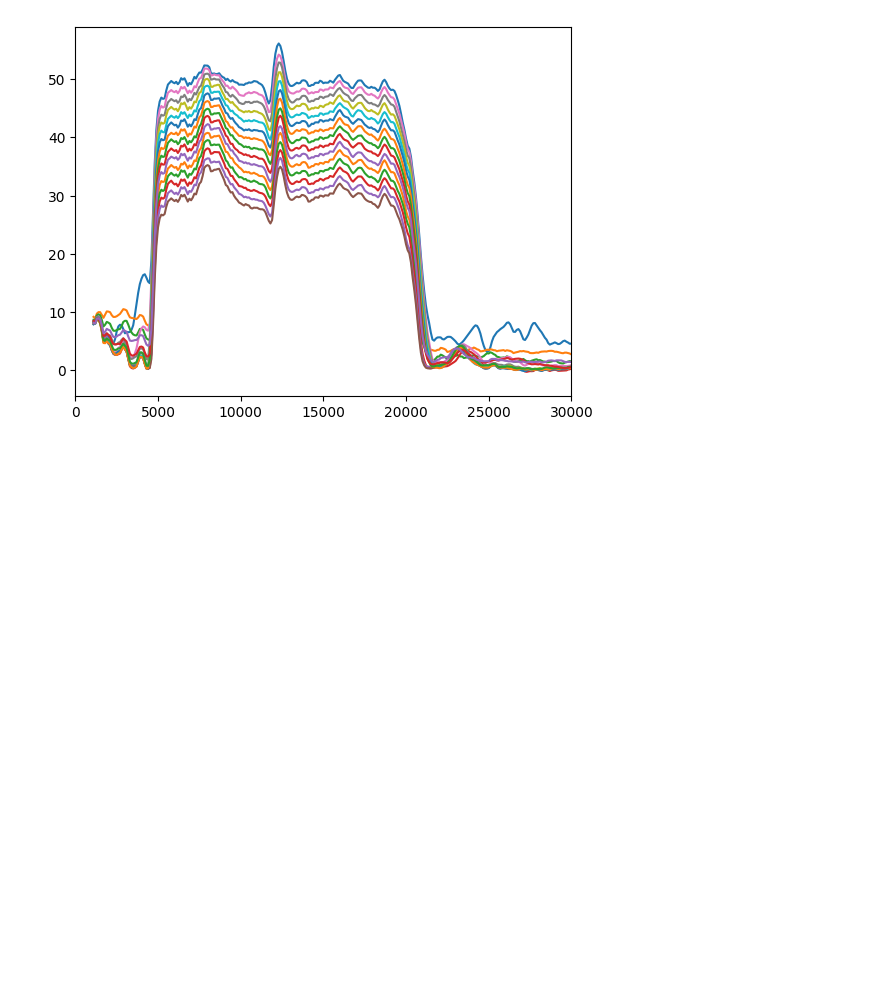
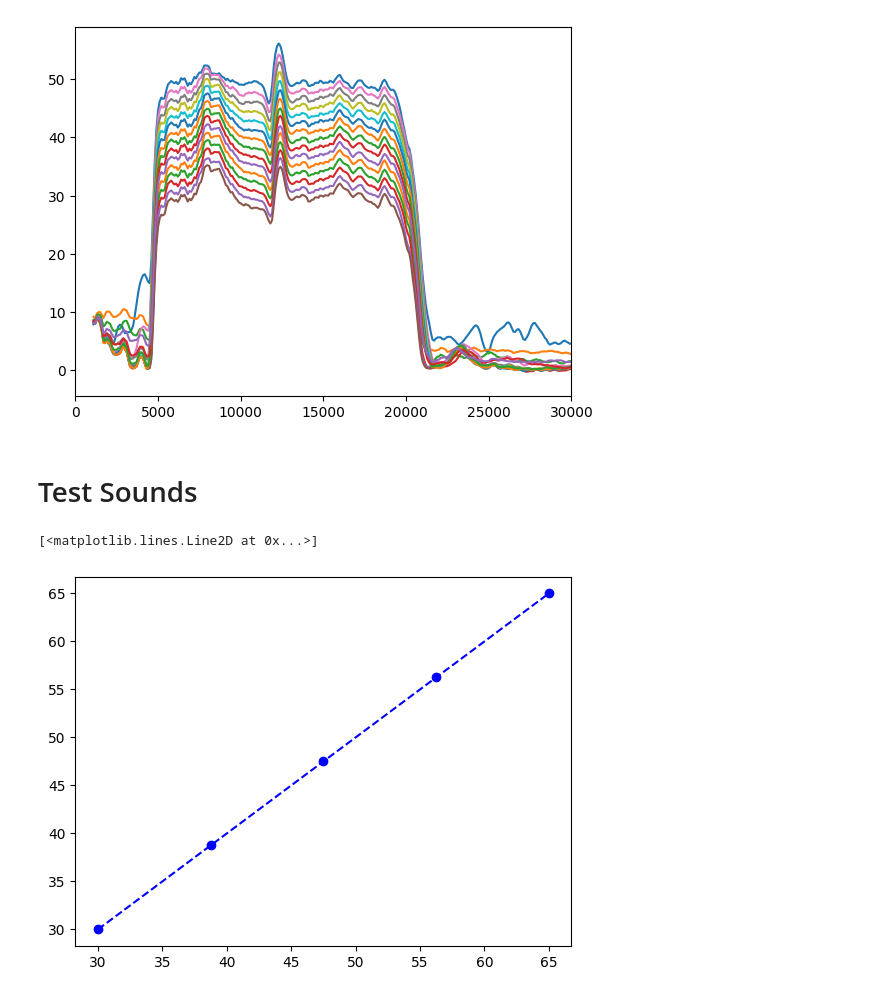
Before and after one commit to fchampalimaud/cdc-speaker-calibration, a Jupyter notebook: scripts/analysis.ipynb, the cells around one changed output. Drawn from its saved outputs; the diff is of its cells as text; code cells hidden in the pictures; blank space fills up the shorter version.

Commit message:
Feature: add some test code

```diff
--- a/scripts/analysis.ipynb
+++ b/scripts/analysis.ipynb
@@ -78,3 +78,44 @@ plt.xlim(0, 30000)
 # %%
 calibration = np.load(path / "calibration_parameters.npy")
 calibration
+# %% [markdown]
+# Test Sounds
+# %%
+# Define the file pattern
+file_pattern = "/sounds/test_sound_{number}_rec.npy"
+test_duration = 5
+mic_factor = 0.41887
+
+# Find all files that match the pattern
+files = glob.glob(path_str + file_pattern.format(number="*"))
+
+measured_dbs = np.zeros(len(files))
+i = 0
+
+# Loop through the files and read them into numpy arrays
+for file in files:
+    noise = np.load(file)
+
+    # Calculate dB
+    noise2 = noise[int(0.1 * noise[:, 1].size) : int(0.9 * noise[:, 1].size), 1]
+    signal_pascal = noise2 / mic_factor
+    rms = np.sqrt(np.mean(signal_pascal**2))
+    measured_dbs[i] = 20 * np.log10(rms / reference_pressure)
+    i += 1
+
+    noise = resample(noise[:, 1], int(test_duration * fs_sc))
+    freq, fft = fft_welch(noise, fs=fs_sc, time_cons=time_cons)
+
+    fft = fft[freq > 1000]
+    freq = freq[freq > 1000]
+    plt.plot(freq, 20 * np.log10(fft / reference_pressure))
+
+plt.xlim(0, 30000)
+# %%
+db_test = np.linspace(30, 65, 5)
+
+plt.plot(db_test, measured_dbs, "o", color="blue")
+plt.plot(db_test, db_test, "--", color="blue")
+# %% [output]
+[<matplotlib.lines.Line2D at 0x...>]
+[figure, added]
```
Also changed, not shown: 1 other file.
